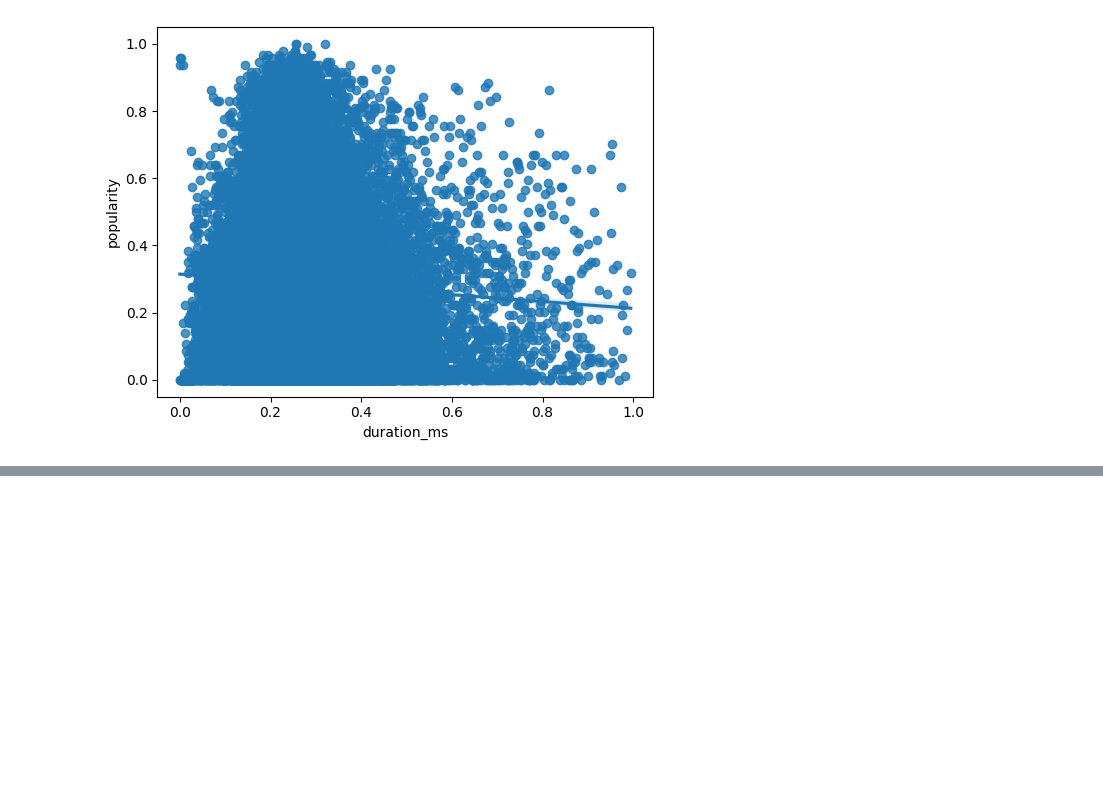
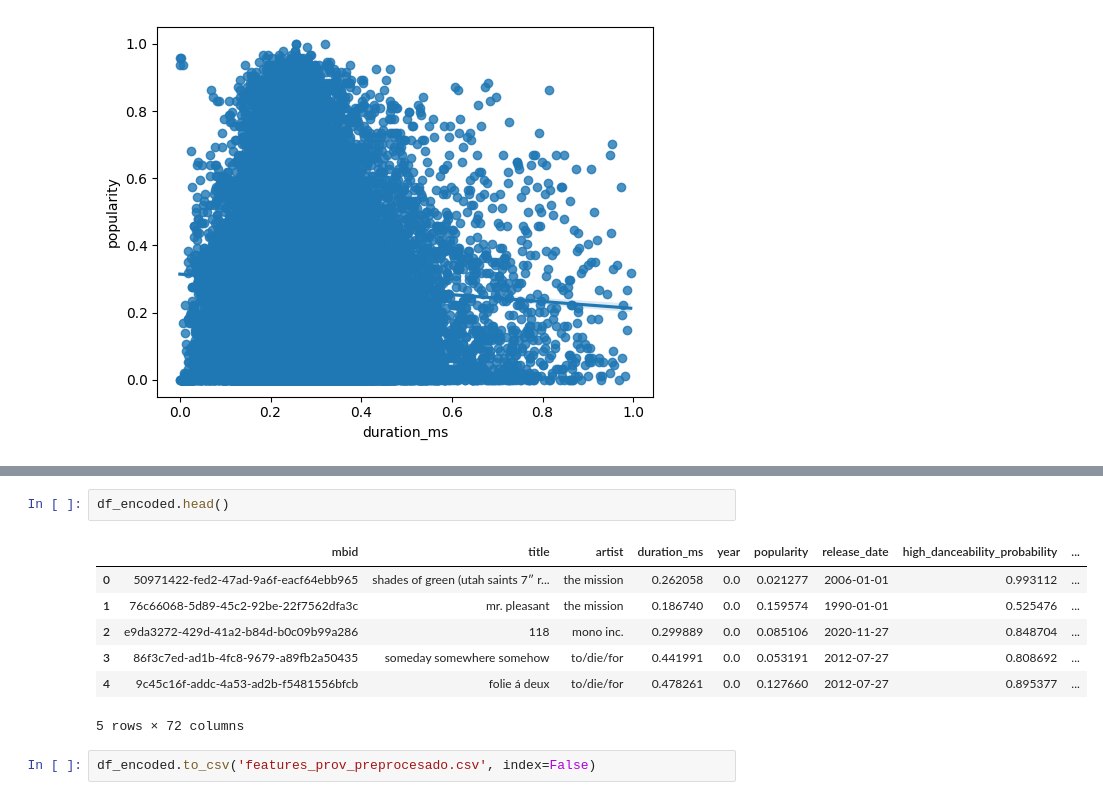
Before and after one commit to PolloDK/HitSpell, a Jupyter notebook: 01_preprocesamiento_andrea.ipynb, the cells around one changed output, grey strips where cells are left out. Saved outputs shown, nothing was run; the diff lists cells and outputs as text; blank space fills up the shorter version.

```diff
--- a/01_preprocesamiento_andrea.ipynb
+++ b/01_preprocesamiento_andrea.ipynb
@@ -760,0 +808,12 @@ sns.regplot(data=df_encoded, x='duration_ms', y='popularity')
+# %%
+df_encoded.head()
+# %% [output]
+|  | mbid | title | artist | duration_ms | year | popularity | release_date | high_danceability_probability | ... |
+| 0 | 50971422-fed2-47ad-9a6f-eacf64ebb965 | shades of green (utah saints 7″ r... | the mission | 0.262058 | 0.0 | 0.021277 | 2006-01-01 | 0.993112 | ... |
+| 1 | 76c66068-5d89-45c2-92be-22f7562dfa3c | mr. pleasant | the mission | 0.186740 | 0.0 | 0.159574 | 1990-01-01 | 0.525476 | ... |
+| 2 | e9da3272-429d-41a2-b84d-b0c09b99a286 | 118 | mono inc. | 0.299889 | 0.0 | 0.085106 | 2020-11-27 | 0.848704 | ... |
+| 3 | 86f3c7ed-ad1b-4fc8-9679-a89fb2a50435 | someday somewhere somehow | to/die/for | 0.441991 | 0.0 | 0.053191 | 2012-07-27 | 0.808692 | ... |
+| 4 | 9c45c16f-addc-4a53-ad2b-f5481556bfcb | folie á deux | to/die/for | 0.478261 | 0.0 | 0.127660 | 2012-07-27 | 0.895377 | ... |
+5 rows × 72 columns
+# %%
+df_encoded.to_csv('features_prov_preprocesado.csv', index=False)
```
Also changed, not shown: parts of 1 cell of this notebook.
